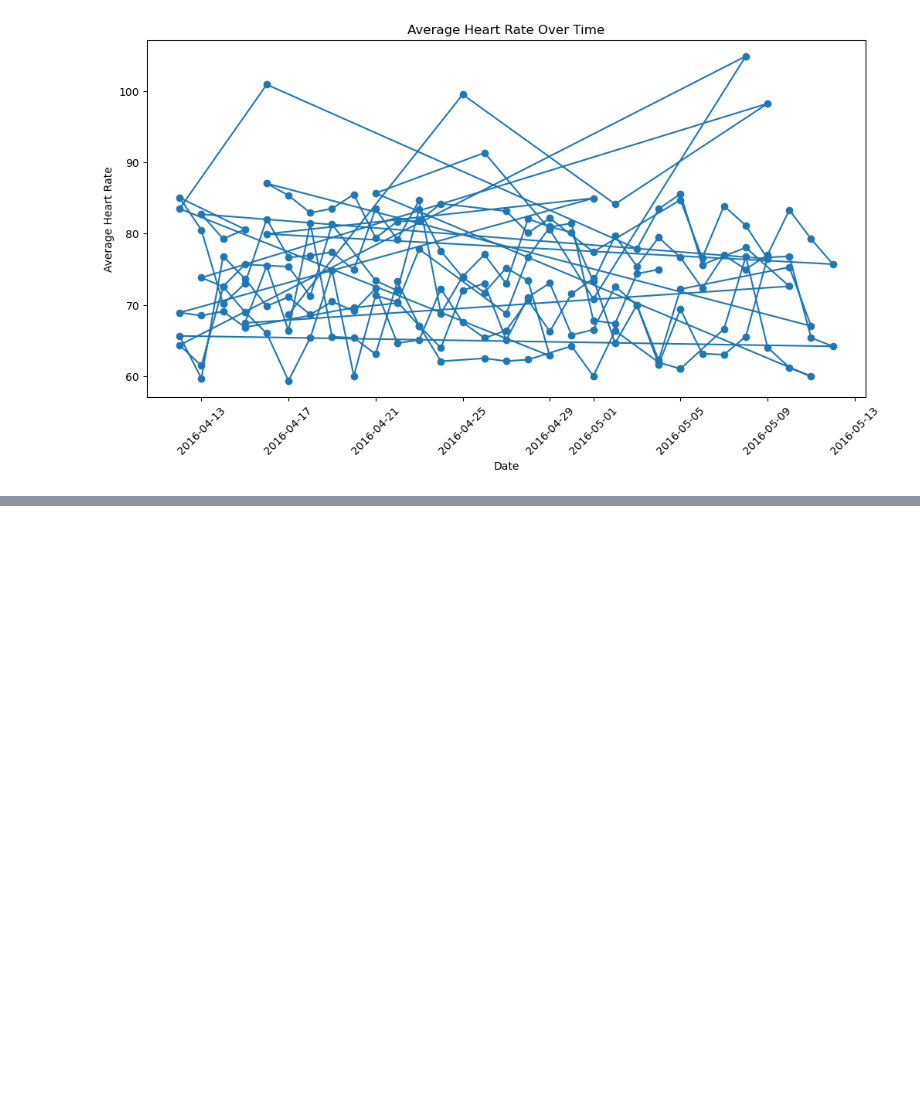
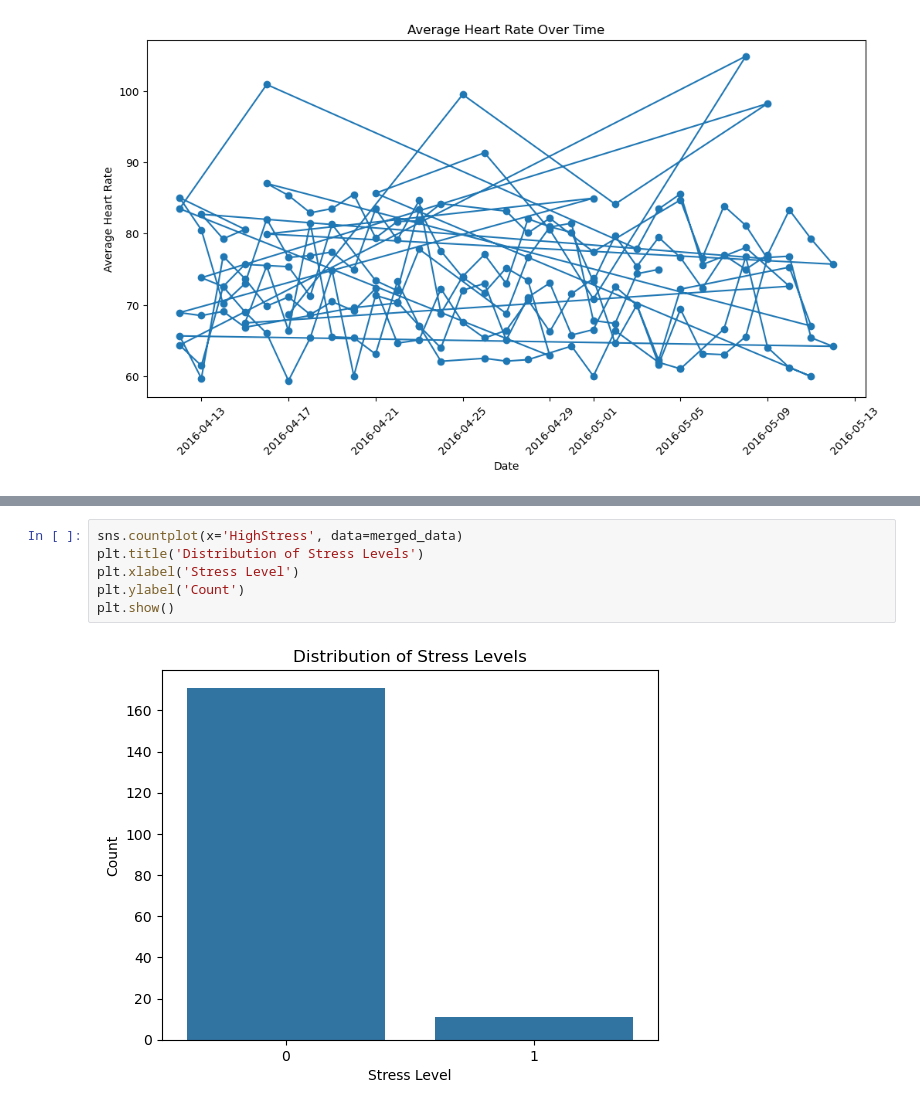
Before and after one commit to George-glor/health_analysis, a Jupyter notebook: heart_rate_stress_analysis.ipynb, the cells around one changed output, grey strips where cells are left out. Saved outputs shown, nothing was run; the diff lists cells and outputs as text; blank space fills up the shorter version.

```diff
--- a/heart_rate_stress_analysis.ipynb
+++ b/heart_rate_stress_analysis.ipynb
@@ -340,0 +353,8 @@ plt.show()
+# %%
+sns.countplot(x='HighStress', data=merged_data)
+plt.title('Distribution of Stress Levels')
+plt.xlabel('Stress Level')
+plt.ylabel('Count')
+plt.show()
+# %% [output]
+[figure, added]
```
Also changed, not shown: parts of 3 cells of this notebook.
